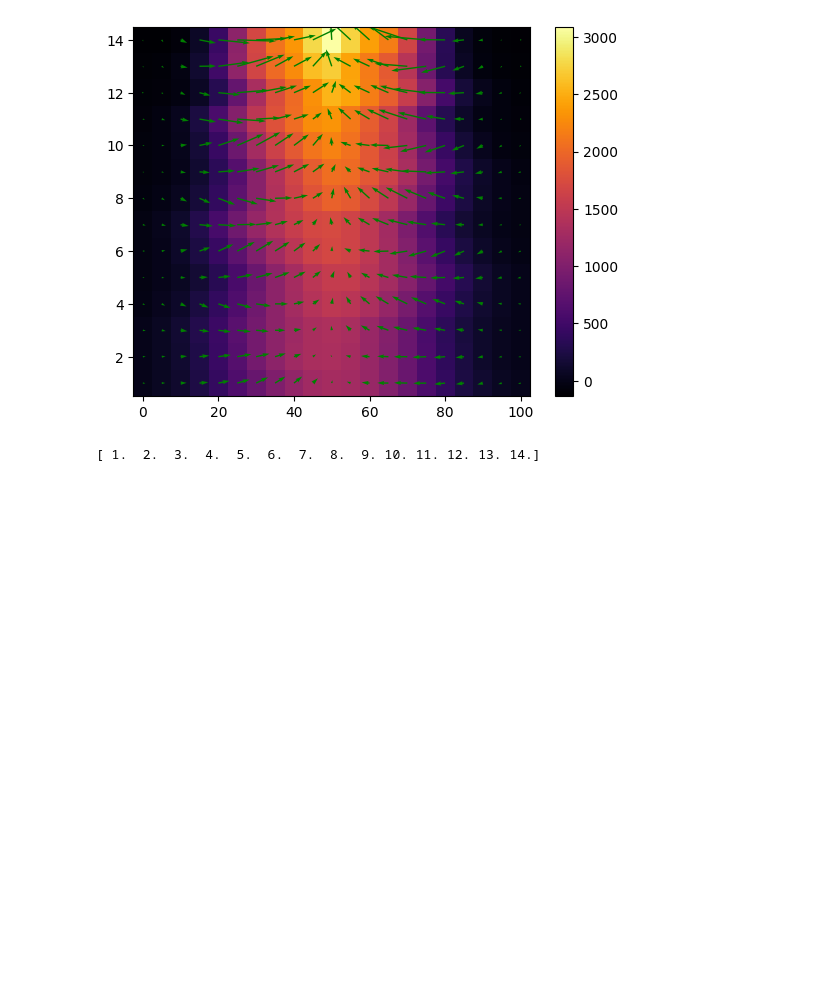
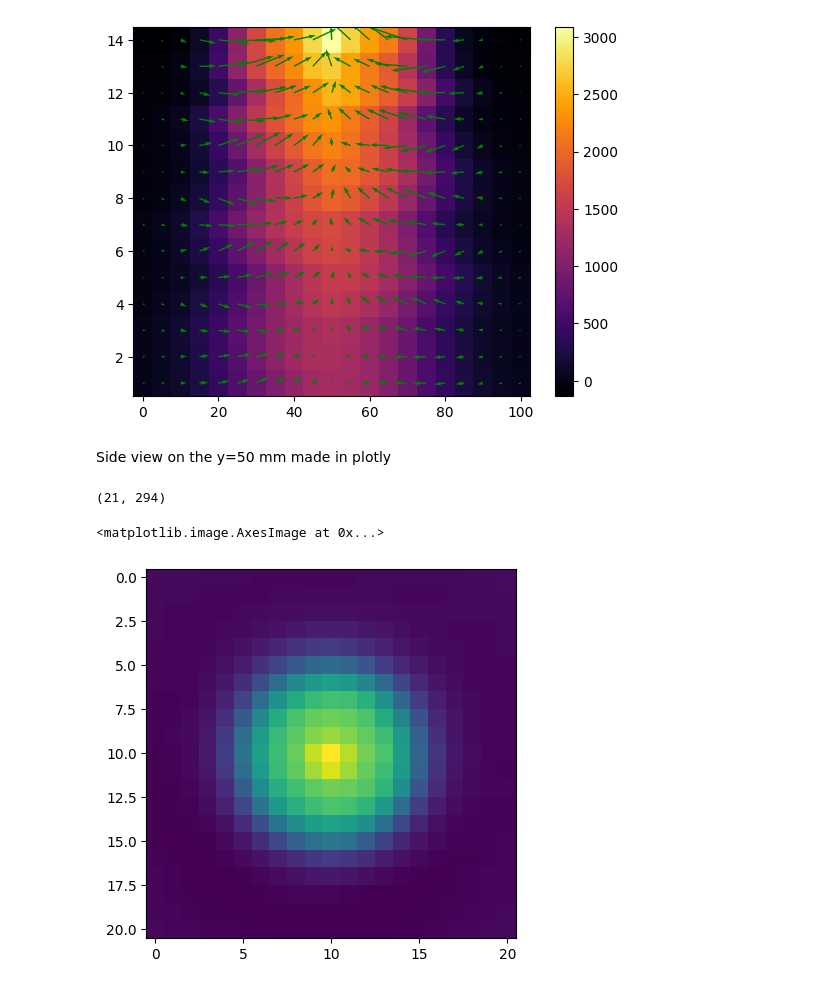
Before and after one commit to arteys/PhD-scripts, a Jupyter notebook: Magnetic_field_data_processing.ipynb, the cells around one changed output. Saved outputs shown, nothing was run; the diff lists cells and outputs as text; code cells hidden in the pictures; blank space fills up the shorter version.

Commit message:
Sorting and pivoting field array for numpy

```diff
--- a/Magnetic_field_data_processing.ipynb
+++ b/Magnetic_field_data_processing.ipynb
@@ -93,6 +93,8 @@ ax.quiver(xs, zs, dx, dz, color = 'green')
 # %% [output]
 <matplotlib.quiver.Quiver at 0x...>
 [figure]
+# %% [markdown]
+Side view on the y=50 mm made in plotly
 # %%
 fig = px.scatter(field_flat, x='X', y='Z', color='B', opacity=1, color_continuous_scale='inferno')
 fig.update_traces(marker={'size': 10})
@@ -108,21 +110,15 @@ fig.update_layout(
         pad=4,
     )
 )
-# %%
-
-fields_df_sorted = fields_df.sort_values(by = ['Z'])
-fields_df_sqared = fields_df_sorted.pivot(index = ['Y'],columns = ['X','Z'],values='B')
-
-fields_df_np = fields_df_sqared.to_numpy()
-
-# print(np.shape(fields_df_sqared_np))
-
-xs = fields_df_sorted['X'].drop_duplicates().to_numpy()
-ys = fields_df_sorted['Y'].drop_duplicates().to_numpy()
-zs = fields_df_sorted['Z'].drop_duplicates().to_numpy()
-
-fields_cube_np = np.reshape(fields_df_np,(21,21,14))
-
-gradient_x,gradient_y,gradient_z = np.gradient(fields_cube_np)
-# %% [output]
-[ 1.  2.  3.  4.  5.  6.  7.  8.  9. 10. 11. 12. 13. 14.]
+# %%
+fields_pivoted_np = fields_df.pivot_table(index="Y", columns=["Z", "X"], values="B").to_numpy()
+fields_flat = fields_pivoted_np.flatten()
+print(np.shape(fields_pivoted_np))
+fields_flat_part = fields_pivoted_np[:,0:21]
+# fields_cubed = np.reshape(fields_flat,(21,21,14))
+
+plt.imshow(fields_flat_part)
+# %% [output]
+(21, 294)
+<matplotlib.image.AxesImage at 0x...>
+[figure, added]
```
